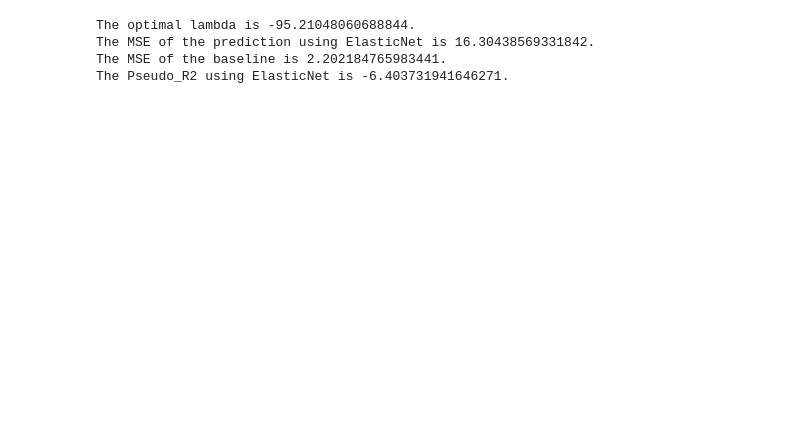
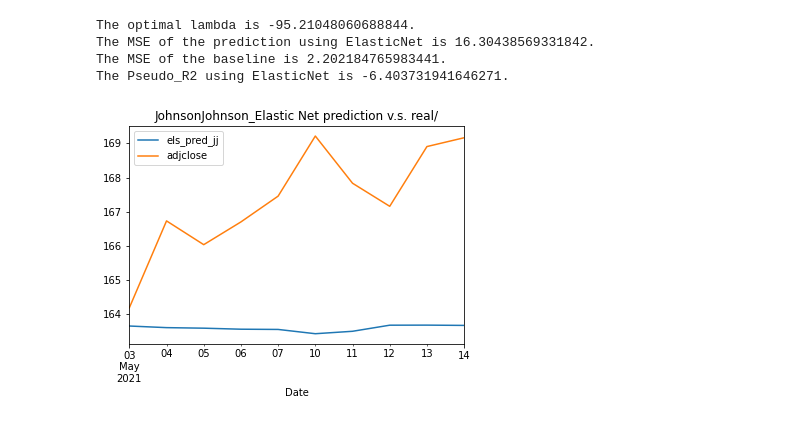
Before and after one commit to juno-yuu/COVID-Vaccine-and-Biotech-industry, a Jupyter notebook: Final_Project_Clean.ipynb, the cells around one changed output. Saved outputs shown, nothing was run; the diff lists cells and outputs as text; code cells hidden in the pictures; blank space fills up the shorter version.

```diff
--- a/Final_Project_Clean.ipynb
+++ b/Final_Project_Clean.ipynb
@@ -784,3 +802,12 @@ The optimal lambda is -95.21048060688844.
 The MSE of the prediction using ElasticNet is 16.30438569331842.
 The MSE of the baseline is 2.202184765983441.
 The Pseudo_R2 using ElasticNet is -6.403731941646271.
+# %%
+els_pred_jj = ElasticNet(lambda_opt_jj, l1_ratio = 0.5, fit_intercept = False)\
+.fit(X = JJ_partial_train.iloc[:, [6, 7, 9, 23]], y = JJ_partial_train.iloc[:,4])\
+.predict(X = JJ_partial_test.iloc[:, [6, 7, 9, 23]])
+JJ_partial_test['els_pred_jj'] = els_pred_jj
+_ = JJ_partial_test.plot(y = ['els_pred_jj', 'adjclose'])
+_ = plt.title("JohnsonJohnson_Elastic Net prediction v.s. real/")
+# %% [output]
+[figure, added]
```
Also changed, not shown: parts of 3 cells of this notebook.
